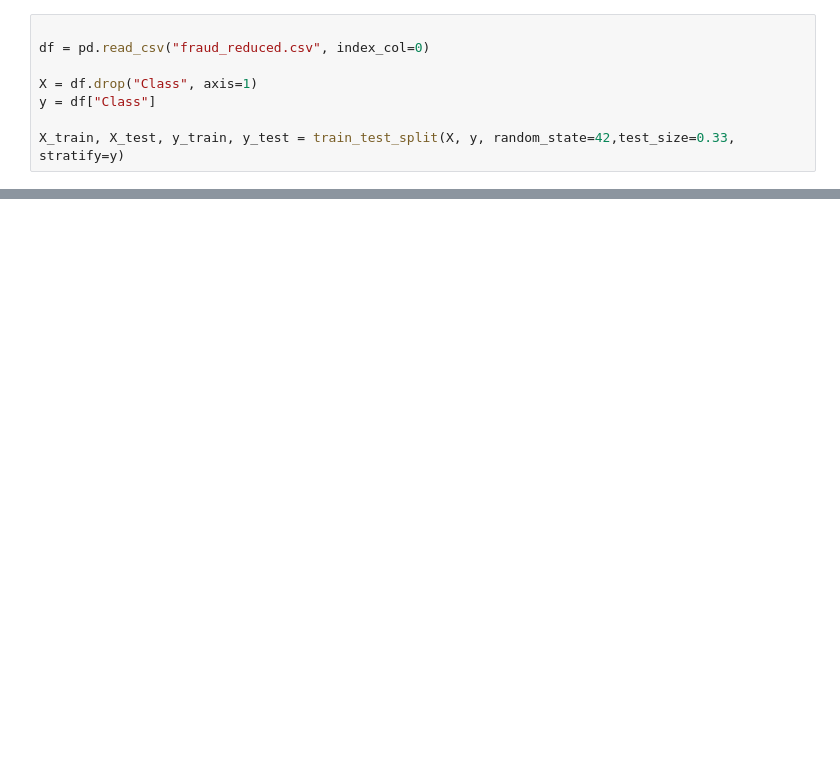
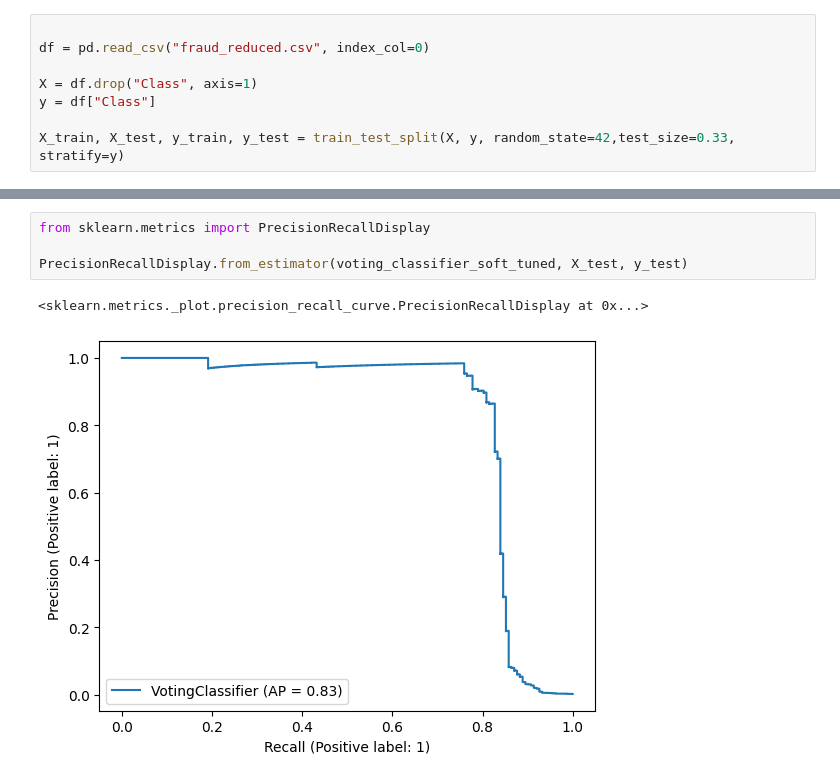
Before and after one commit to gomezgaston/ML-fraudprevention, a Jupyter notebook: Model_Ensambling.ipynb, the cells around one changed output, grey strips where cells are left out. Cells and saved outputs as stored; diff of their text form; blank space fills up the shorter version.

```diff
--- a/Model_Ensambling.ipynb
+++ b/Model_Ensambling.ipynb
@@ -225,0 +264,7 @@ stats_soft = [(VC_soft_Recall, VC_soft_Precision, VC_soft_f1, VC_soft_accuracy)]
+# %%
+from sklearn.metrics import PrecisionRecallDisplay
+
+PrecisionRecallDisplay.from_estimator(voting_classifier_soft_tuned, X_test, y_test)
+# %% [output]
+<sklearn.metrics._plot.precision_recall_curve.PrecisionRecallDisplay at 0x...>
+[figure, added]
```
Also changed, not shown: parts of 54 cells of this notebook, 14 other files.
